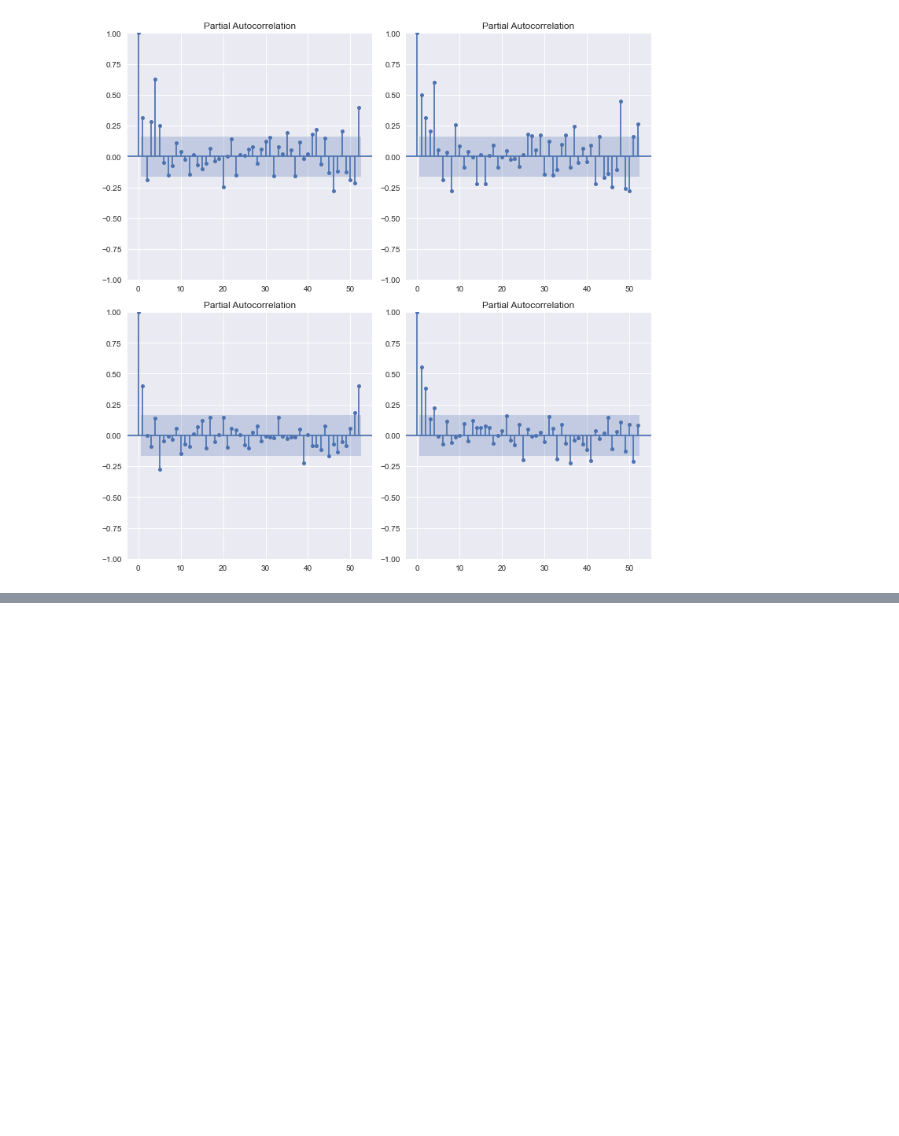
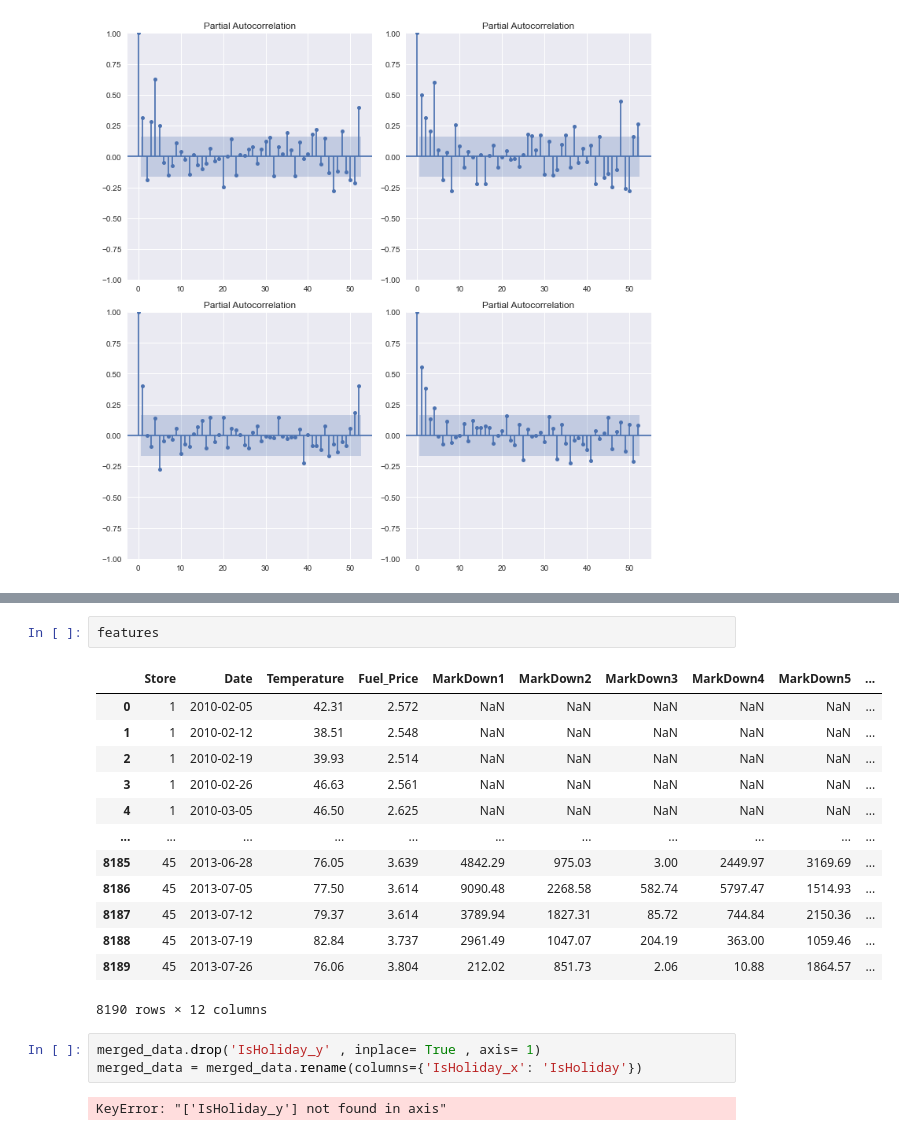
Before and after one commit to AnasElshaer01/Walmart-Sales-Forcasting, a Jupyter notebook: EDA.ipynb, the cells around one changed output, grey strips where cells are left out. Drawn from its saved outputs; the diff is of its cells as text; blank space fills up the shorter version.

```diff
--- a/EDA.ipynb
+++ b/EDA.ipynb
@@ -248,0 +333,21 @@ autocorrplot(2,2,(10 ,10),sales_by_week_dept_store , log_index , 52 , type=plot_
+# %%
+features
+# %% [output]
+|  | Store | Date | Temperature | Fuel_Price | MarkDown1 | MarkDown2 | MarkDown3 | MarkDown4 | MarkDown5 | ... |
+| 0 | 1 | 2010-02-05 | 42.31 | 2.572 | NaN | NaN | NaN | NaN | NaN | ... |
+| 1 | 1 | 2010-02-12 | 38.51 | 2.548 | NaN | NaN | NaN | NaN | NaN | ... |
+| 2 | 1 | 2010-02-19 | 39.93 | 2.514 | NaN | NaN | NaN | NaN | NaN | ... |
+| 3 | 1 | 2010-02-26 | 46.63 | 2.561 | NaN | NaN | NaN | NaN | NaN | ... |
+| 4 | 1 | 2010-03-05 | 46.50 | 2.625 | NaN | NaN | NaN | NaN | NaN | ... |
+| ... | ... | ... | ... | ... | ... | ... | ... | ... | ... | ... |
+| 8185 | 45 | 2013-06-28 | 76.05 | 3.639 | 4842.29 | 975.03 | 3.00 | 2449.97 | 3169.69 | ... |
+| 8186 | 45 | 2013-07-05 | 77.50 | 3.614 | 9090.48 | 2268.58 | 582.74 | 5797.47 | 1514.93 | ... |
+| 8187 | 45 | 2013-07-12 | 79.37 | 3.614 | 3789.94 | 1827.31 | 85.72 | 744.84 | 2150.36 | ... |
+| 8188 | 45 | 2013-07-19 | 82.84 | 3.737 | 2961.49 | 1047.07 | 204.19 | 363.00 | 1059.46 | ... |
+| 8189 | 45 | 2013-07-26 | 76.06 | 3.804 | 212.02 | 851.73 | 2.06 | 10.88 | 1864.57 | ... |
+8190 rows × 12 columns
+# %%
+merged_data.drop('IsHoliday_y' , inplace= True , axis= 1)
+merged_data = merged_data.rename(columns={'IsHoliday_x': 'IsHoliday'})
+# %% [output]
+KeyError: "['IsHoliday_y'] not found in axis"
```
Also changed, not shown: parts of 18 cells of this notebook.
